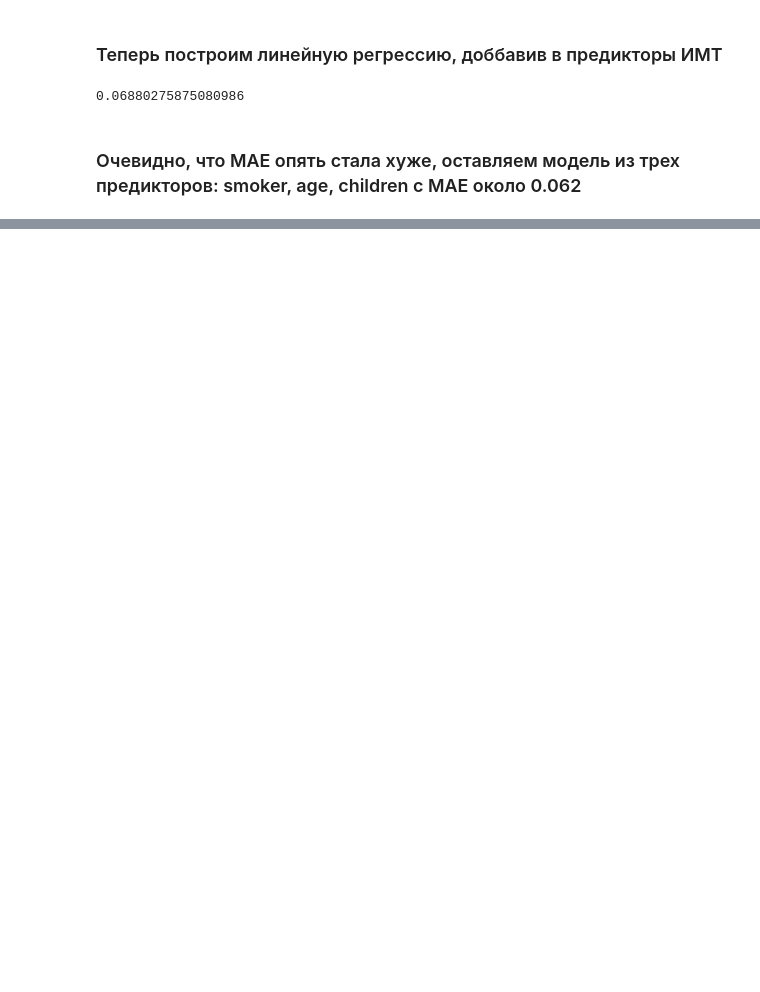
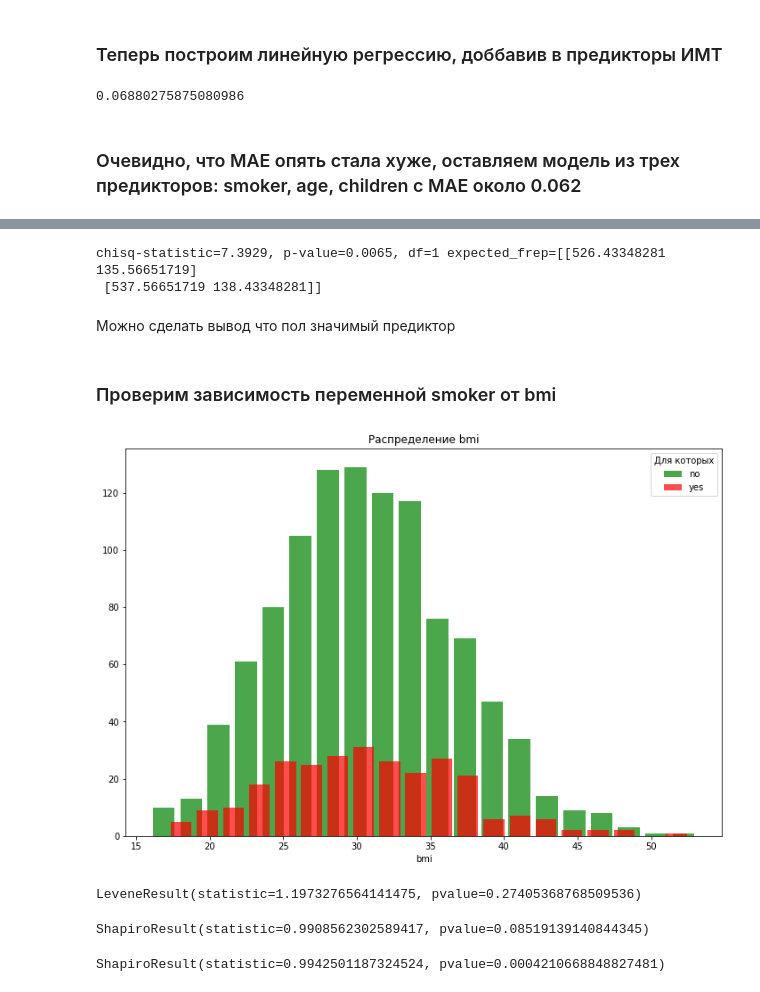
Before and after one commit to YaluninaTatiana/incurance, a Jupyter notebook: Incurance.ipynb, the cells around one changed output, grey strips where cells are left out. Drawn from its saved outputs; the diff is of its cells as text; code cells hidden in the pictures; blank space fills up the shorter version.

```diff
--- a/Incurance.ipynb
+++ b/Incurance.ipynb
@@ -627,0 +686,25 @@ mean_absolute_error(test.charges_scaled, pred)
+# %%
+kf_data = np.array([[547,115], [517,159]])
+kf = chi2_contingency(kf_data)
+print('chisq-statistic=%.4f, p-value=%.4f, df=%i expected_frep=%s'%kf)
+# %% [output]
+chisq-statistic=7.3929, p-value=0.0065, df=1 expected_frep=[[526.43348281 135.56651719]
+ [537.56651719 138.43348281]]
+# %% [markdown]
+Можно сделать вывод что пол значимый предиктор
+# %% [markdown]
+### Проверим зависимость переменной smoker от bmi
+# %%
+#график для наглядности
+colors = {'no': 'green', 'yes': 'red'}
+fix, ax = plt.subplots(figsize = (12, 8))
+for smoker in colors:
+    color = colors[smoker]
+    data = df[df['smoker'] == smoker]
+    ax.hist(data['bmi'], bins = 20, rwidth = 0.8, color = color, alpha = 0.7, histtype='bar')
+plt.legend(colors, title = 'Для которых')
+plt.xlabel('bmi')
+plt.title('Распределение bmi')
+plt.show();
+# %% [output]
+[figure, added]
@@ -627,0 +715,15 @@ mean_absolute_error(test.charges_scaled, pred)
+# %%
+# проверим равенство дисперсий
+stats.levene(df_copy[df_copy['smoker'] == 'yes']['bmi'], df_copy[df_copy['smoker'] == 'no']['bmi'])
+# %% [output]
+LeveneResult(statistic=1.1973276564141475, pvalue=0.27405368768509536)
+# %%
+# проверим нормальность
+stats.shapiro(df_copy[df_copy['smoker'] == 'yes']['bmi'])
+# %% [output]
+ShapiroResult(statistic=0.9908562302589417, pvalue=0.08519139140844345)
+# %%
+# Распределение bmi у некурящих значимо отличается от нормального
+stats.shapiro(df_copy[df_copy['smoker'] == 'no']['bmi'])
+# %% [output]
+ShapiroResult(statistic=0.9942501187324524, pvalue=0.0004210668848827481)
```
Also changed, not shown: parts of 46 cells of this notebook, 1 other file.
